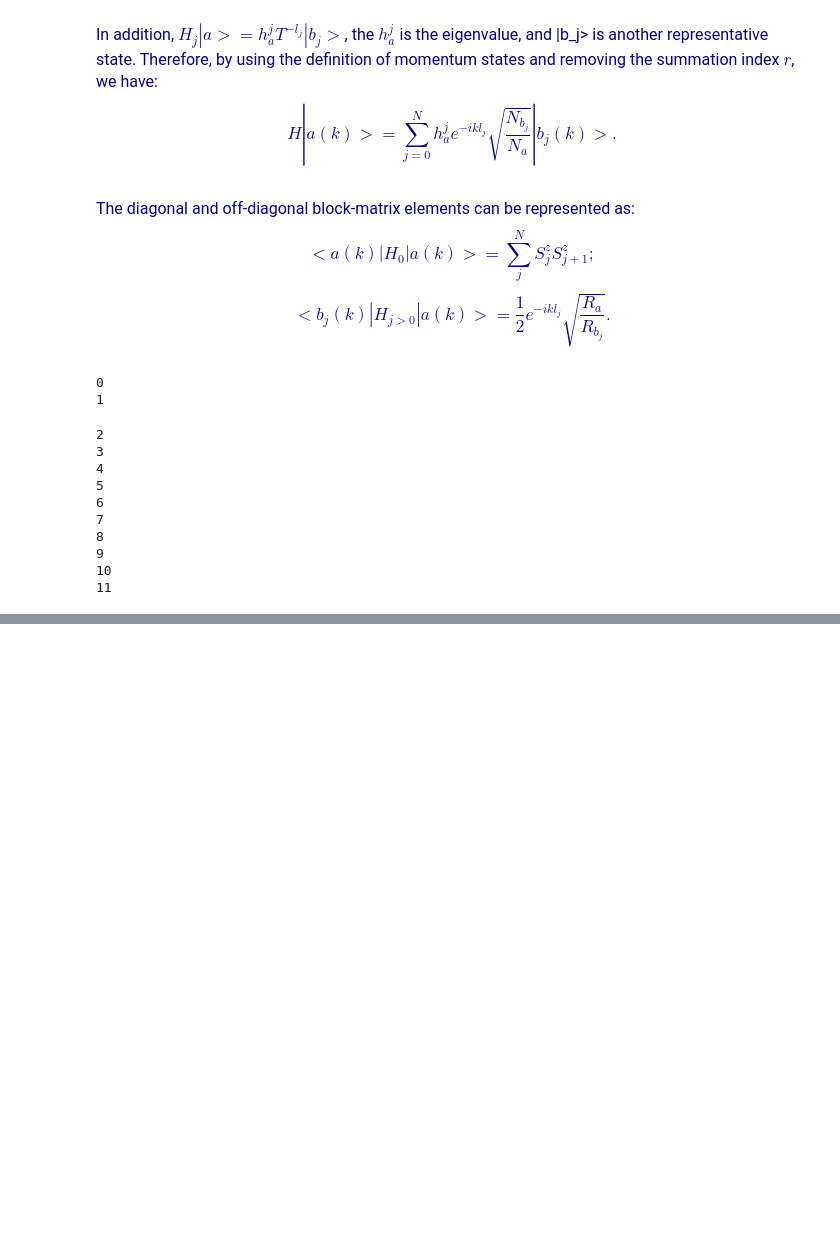
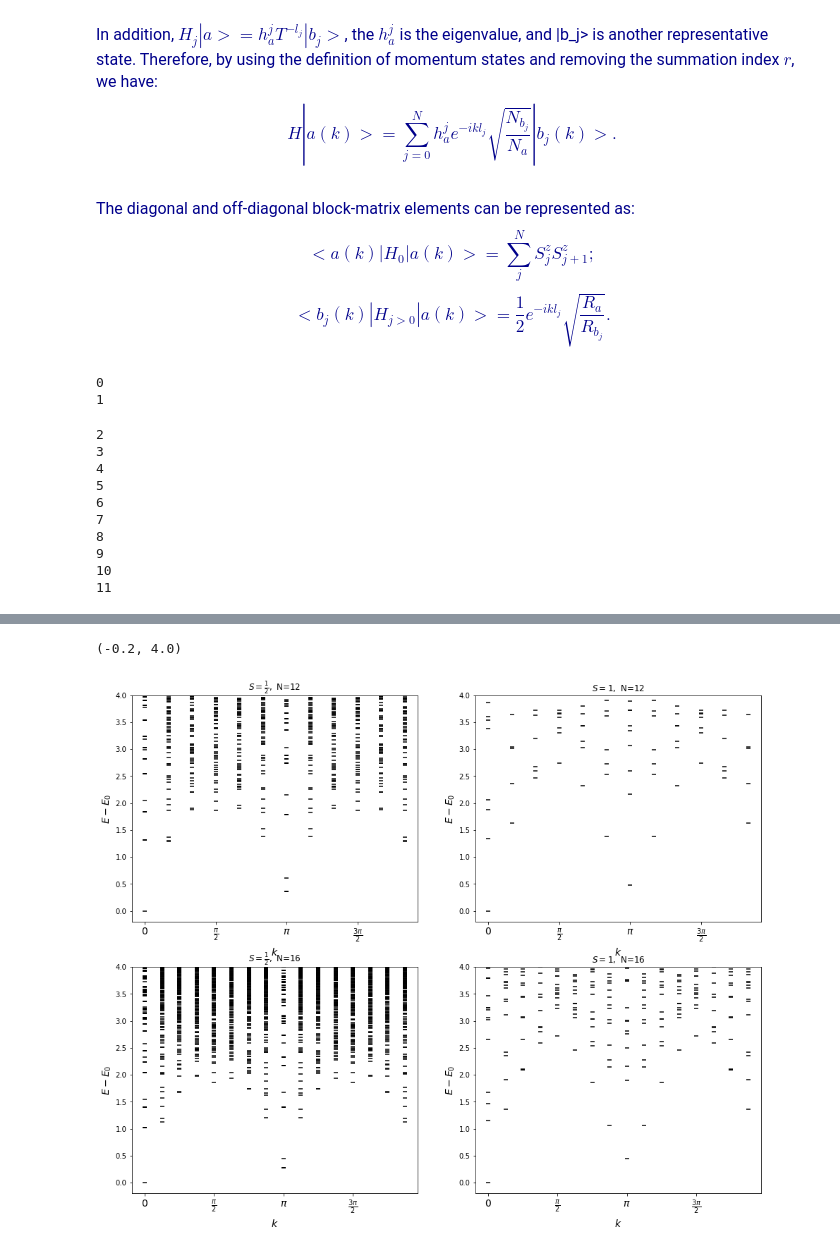
Before and after one commit to hylu666/hku-physics4150, a Jupyter notebook: ED/ED_Heisenberg_2_symmetries.ipynb, the cells around one changed output, grey strips where cells are left out. Drawn from its saved outputs; the diff is of its cells as text; code cells hidden in the pictures; blank space fills up the shorter version.

```diff
--- a/ED/ED_Heisenberg_2_symmetries.ipynb
+++ b/ED/ED_Heisenberg_2_symmetries.ipynb
@@ -195,0 +222,35 @@ plt.xticks([0,int(N/4),int(N/2),int(3*N/4)],[r'$0$',r'$\frac{\pi}{2}$',r'${\pi}$
+# %%
+fig=plt.figure(figsize=(16,13))
+ax1=fig.add_subplot(2,2,1)
+for i in range(12):
+    ax1.scatter([i]*len(energy_12[i]),energy_12[i]-min(energy_12[0]),marker='_',color='black')
+plt.xlabel(r'$k$',fontsize=14)
+plt.ylabel(r'$E-E_0$',fontsize=14)
+plt.xticks([0,int(12/4),int(12/2),int(3*12/4)],[r'$0$',r'$\frac{\pi}{2}$',r'${\pi}$',r'$\frac{3\pi}{2}$'],fontsize=14)
+plt.title(r'$S=\frac{1}{2},\ $'+'N='+str(12))
+plt.ylim(-0.2,4)
+ax2=fig.add_subplot(2,2,2)
+ax2.scatter(s1_12[:,1],s1_12[:,0]-min(s1_12[:,0]),marker='_',color='black')
+plt.xlabel(r'$k$',fontsize=14)
+plt.ylabel(r'$E-E_0$',fontsize=14)
+plt.xticks([0,np.pi/2,np.pi,3*np.pi/2],[r'$0$',r'$\frac{\pi}{2}$',r'${\pi}$',r'$\frac{3\pi}{2}$'],fontsize=14)
+plt.title(r'$S=1,\ $'+'N='+str(12))
+plt.ylim(-0.2,4)
+ax3=fig.add_subplot(2,2,3)
+for i in range(16):
+    ax3.scatter([i]*len(energy_16[i]),energy_16[i]-min(energy_16[0]),marker='_',color='black')
+plt.xlabel(r'$k$',fontsize=14)
+plt.ylabel(r'$E-E_0$',fontsize=14)
+plt.xticks([0,int(16/4),int(16/2),int(3*16/4)],[r'$0$',r'$\frac{\pi}{2}$',r'${\pi}$',r'$\frac{3\pi}{2}$'],fontsize=14)
+plt.title(r'$S=\frac{1}{2},\ $'+'N='+str(16))
+plt.ylim(-0.2,4)
+ax4=fig.add_subplot(2,2,4)
+ax4.scatter(s1_16[:,2],s1_16[:,1]-min(s1_16[:,1]),marker='_',color='black')
+plt.xlabel(r'$k$',fontsize=14)
+plt.ylabel(r'$E-E_0$',fontsize=14)
+plt.xticks([0,np.pi/2,np.pi,3*np.pi/2],[r'$0$',r'$\frac{\pi}{2}$',r'${\pi}$',r'$\frac{3\pi}{2}$'],fontsize=14)
+plt.title(r'$S=1,\ $'+'N='+str(16))
+plt.ylim(-0.2,4)
+# %% [output]
+(-0.2, 4.0)
+[figure, added]
```
Also changed, not shown: parts of 4 cells of this notebook, 3 other files.
